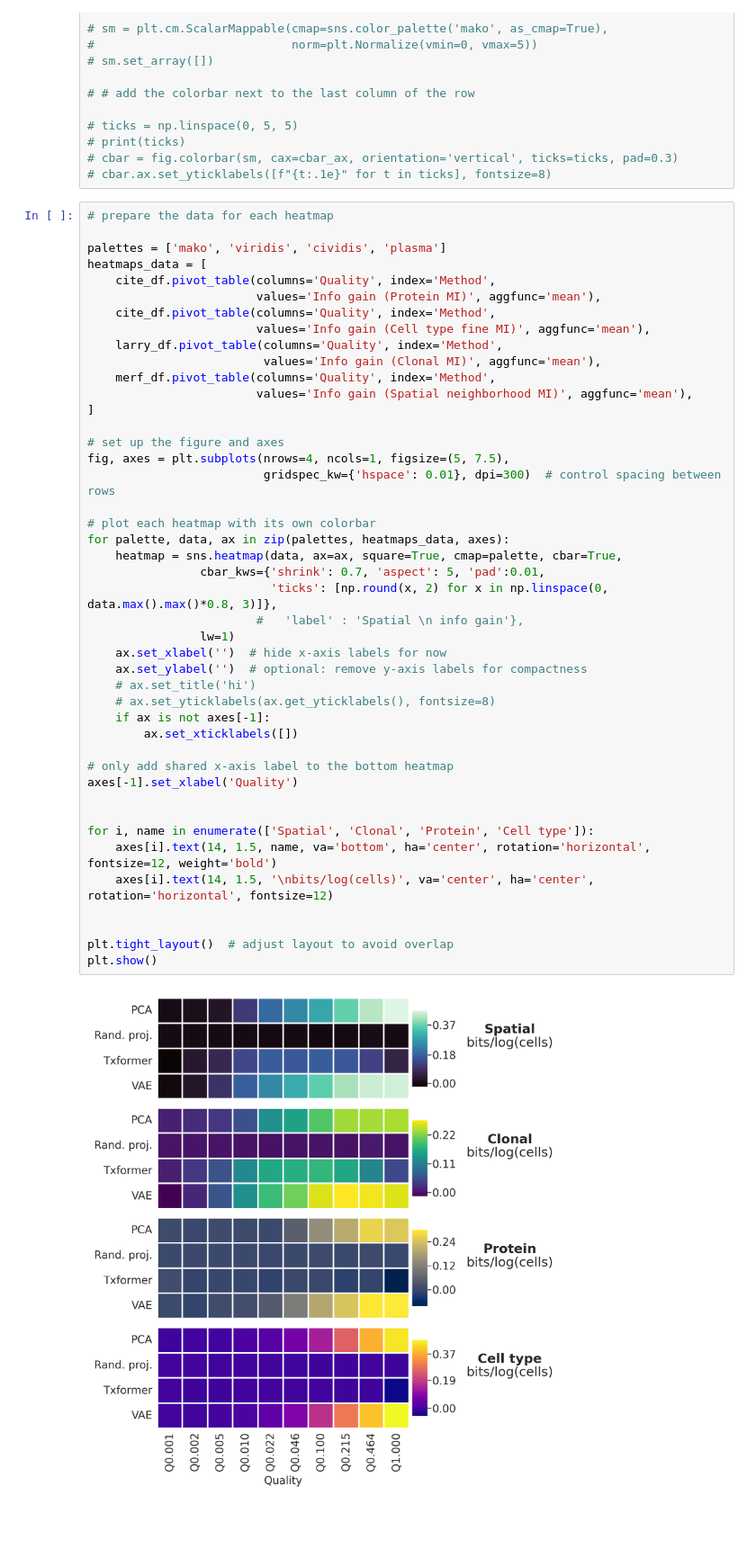
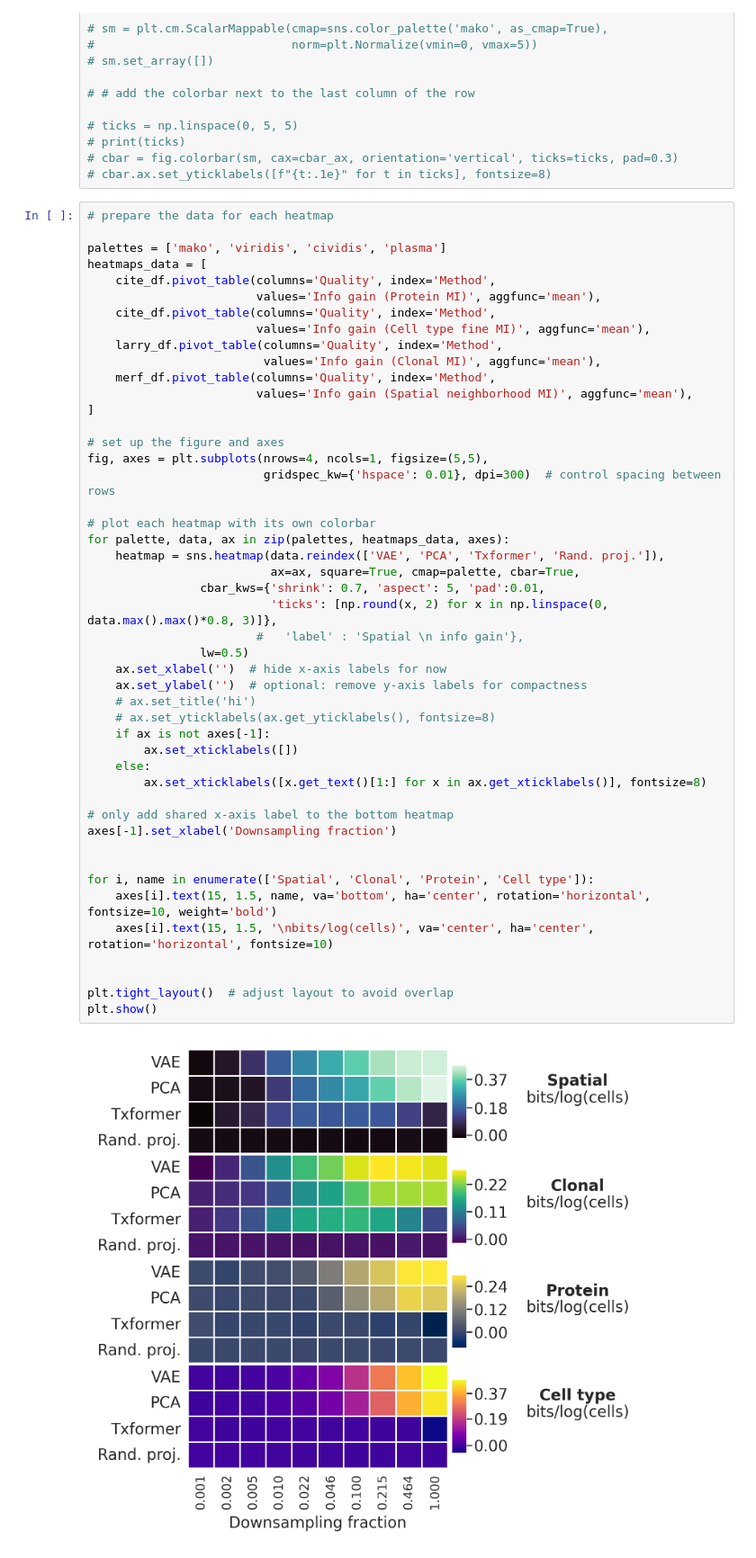
Before and after one commit to ggdna/scScaling, a Jupyter notebook: results/sample_scaling_plots.ipynb, the cells around one changed output. Shown at 90% size. Saved outputs shown, nothing was run; the diff lists cells and outputs as text; blank space fills up the shorter version.

```diff
--- a/results/sample_scaling_plots.ipynb
+++ b/results/sample_scaling_plots.ipynb
@@ -213,37 +213,40 @@ heatmaps_data = [
     larry_df.pivot_table(columns='Quality', index='Method',
                          values='Info gain (Clonal MI)', aggfunc='mean'),
     merf_df.pivot_table(columns='Quality', index='Method',
                         values='Info gain (Spatial neighborhood MI)', aggfunc='mean'),
 ]
 
 # set up the figure and axes
-fig, axes = plt.subplots(nrows=4, ncols=1, figsize=(5, 7.5),
+fig, axes = plt.subplots(nrows=4, ncols=1, figsize=(5,5),
                          gridspec_kw={'hspace': 0.01}, dpi=300)  # control spacing between rows
 
 # plot each heatmap with its own colorbar
 for palette, data, ax in zip(palettes, heatmaps_data, axes):
-    heatmap = sns.heatmap(data, ax=ax, square=True, cmap=palette, cbar=True,
+    heatmap = sns.heatmap(data.reindex(['VAE', 'PCA', 'Txformer', 'Rand. proj.']),
+                          ax=ax, square=True, cmap=palette, cbar=True,
                 cbar_kws={'shrink': 0.7, 'aspect': 5, 'pad':0.01,
                           'ticks': [np.round(x, 2) for x in np.linspace(0, data.max().max()*0.8, 3)]},
                         #   'label' : 'Spatial \n info gain'},
-                lw=1)
+                lw=0.5)
     ax.set_xlabel('')  # hide x-axis labels for now
     ax.set_ylabel('')  # optional: remove y-axis labels for compactness
     # ax.set_title('hi')
     # ax.set_yticklabels(ax.get_yticklabels(), fontsize=8)
     if ax is not axes[-1]:
         ax.set_xticklabels([])
+    else:
+        ax.set_xticklabels([x.get_text()[1:] for x in ax.get_xticklabels()], fontsize=8)
 
 # only add shared x-axis label to the bottom heatmap
-axes[-1].set_xlabel('Quality')
+axes[-1].set_xlabel('Downsampling fraction')
 
 
 for i, name in enumerate(['Spatial', 'Clonal', 'Protein', 'Cell type']):
-    axes[i].text(14, 1.5, name, va='bottom', ha='center', rotation='horizontal', fontsize=12, weight='bold')
-    axes[i].text(14, 1.5, '\nbits/log(cells)', va='center', ha='center', rotation='horizontal', fontsize=12)
+    axes[i].text(15, 1.5, name, va='bottom', ha='center', rotation='horizontal', fontsize=10, weight='bold')
+    axes[i].text(15, 1.5, '\nbits/log(cells)', va='center', ha='center', rotation='horizontal', fontsize=10)
 
 
 plt.tight_layout()  # adjust layout to avoid overlap
 plt.show()
 # %% [output]
-[figure, old version]
+[figure, new version]
```
Also changed, not shown: 1 other file.
